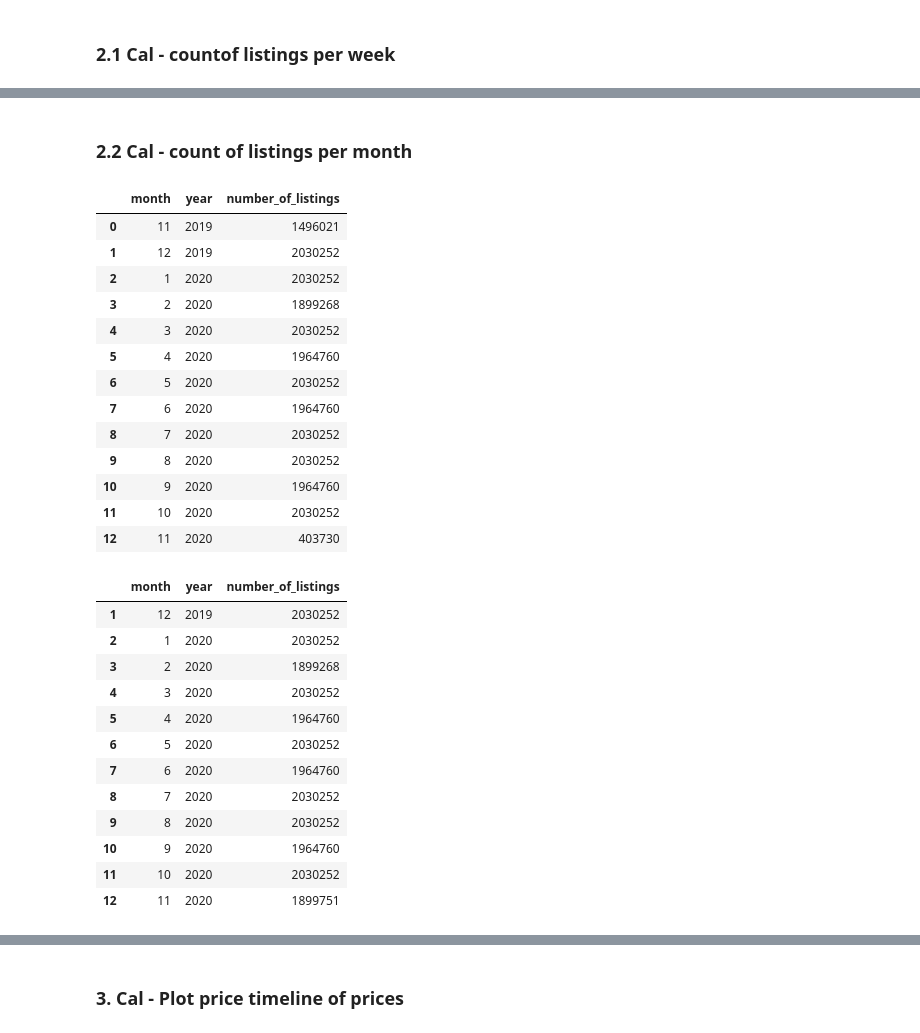
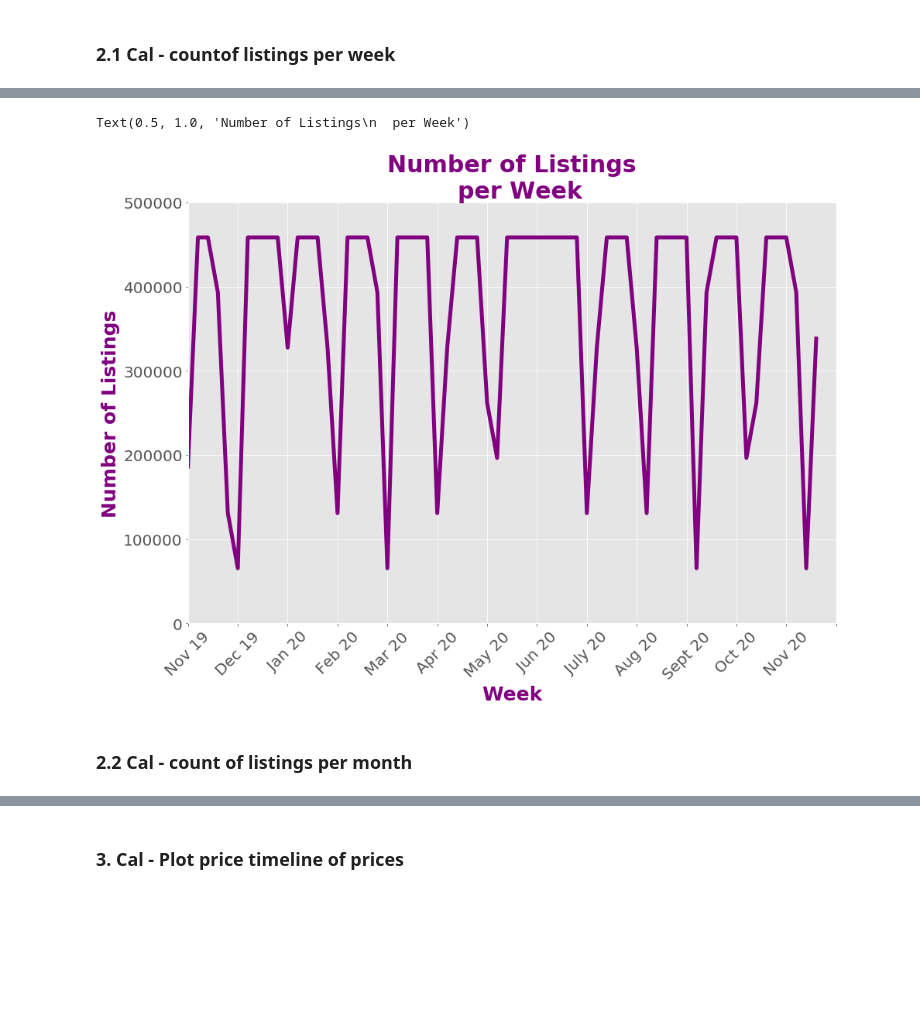
Before and after one commit to WinrichSy/AirBnBusiness, a Jupyter notebook: AirBnb Capstone.ipynb, the cells around one changed output, grey strips where cells are left out. Saved outputs shown, nothing was run; the diff lists cells and outputs as text; code cells hidden in the pictures; blank space fills up the shorter version.

```diff
--- a/AirBnb Capstone.ipynb
+++ b/AirBnb Capstone.ipynb
@@ -688,10 +736,13 @@ only showing top 20 rows
 # %% [markdown]
 ### 2.1 Cal - countof listings per week
 # %%
-#Cal - count of listings per month
+#Cal - count of listings per week
 query = '''SELECT DISTINCT week,month,year, COUNT(listing_id) as number_of_listings
             FROM paris_calendar
-            GROUP BY week,month, year
-            ORDER BY week,month, ASC'''
+            WHERE year = 2020
+            GROUP BY year, month, week
+            ORDER BY year, month, week ASC'''
 
-listing_counts_per_month = spark.sql(query)
+listing_counts_per_week = spark.sql(query).toPandas()
+# %%
+listing_counts_per_week = listing_counts_per_week.iloc[:64,:]
@@ -698,3 +764,23 @@ listing_counts_per_month = spark.sql(query)
+# %%
+list_keys = range(64)
+list_values = [v for v in listing_counts_per_week['number_of_listings']]
+labels = ['Nov 19','Dec 19', 'Jan 20','Feb 20','Mar 20','Apr 20','May 20','Jun 20','July 20','Aug 20','Sept 20','Oct 20', 'Nov 20']
+
+color = 'purple'
+fig, ax = plt.subplots(figsize=(15,10))
+ax.plot(list_keys, list_values, color = color, linewidth=5)
+ax.locator_params(axis='x', tight=True, nbins=13)
+ax.margins(x=0)
+locs, label = plt.xticks(size = 20, rotation=45)
+plt.xticks(locs, labels)
+plt.yticks(size = 20)
+plt.ylim(0, 500000)
+plt.xlabel('Week', size=25, color=color, weight='bold')
+plt.ylabel('Number of Listings', size=25, color=color, weight='bold')
+plt.title('Number of Listings\n  per Week', fontsize=30, color=color, weight='bold')
+# %% [output]
+Text(0.5, 1.0, 'Number of Listings\n  per Week')
+[figure, added]
 # %% [markdown]
 ### 2.2 Cal - count of listings per month
 # %%
@@ -705,40 +791,7 @@ query = '''SELECT DISTINCT month,year, COUNT(listing_id) as number_of_listings
             ORDER BY year, month ASC'''
 
 listing_counts_per_month = spark.sql(query).toPandas()
-# %%
-listing_counts_per_month
-# %% [output]
-|  | month | year | number_of_listings |
-| 0 | 11 | 2019 | 1496021 |
-| 1 | 12 | 2019 | 2030252 |
-| 2 | 1 | 2020 | 2030252 |
-| 3 | 2 | 2020 | 1899268 |
-| 4 | 3 | 2020 | 2030252 |
-| 5 | 4 | 2020 | 1964760 |
-| 6 | 5 | 2020 | 2030252 |
-| 7 | 6 | 2020 | 1964760 |
-| 8 | 7 | 2020 | 2030252 |
-| 9 | 8 | 2020 | 2030252 |
-| 10 | 9 | 2020 | 1964760 |
-| 11 | 10 | 2020 | 2030252 |
-| 12 | 11 | 2020 | 403730 |
 # %%
 listing_counts_per_month['number_of_listings'][12] += listing_counts_per_month['number_of_listings'][0]
 # %%
 listing_counts_per_month.drop(0, inplace=True)
-# %%
-listing_counts_per_month
-# %% [output]
-|  | month | year | number_of_listings |
-| 1 | 12 | 2019 | 2030252 |
-| 2 | 1 | 2020 | 2030252 |
-| 3 | 2 | 2020 | 1899268 |
-| 4 | 3 | 2020 | 2030252 |
-| 5 | 4 | 2020 | 1964760 |
-| 6 | 5 | 2020 | 2030252 |
-| 7 | 6 | 2020 | 1964760 |
-| 8 | 7 | 2020 | 2030252 |
-| 9 | 8 | 2020 | 2030252 |
-| 10 | 9 | 2020 | 1964760 |
-| 11 | 10 | 2020 | 2030252 |
-| 12 | 11 | 2020 | 1899751 |
```
Also changed, not shown: parts of 35 cells of this notebook.
